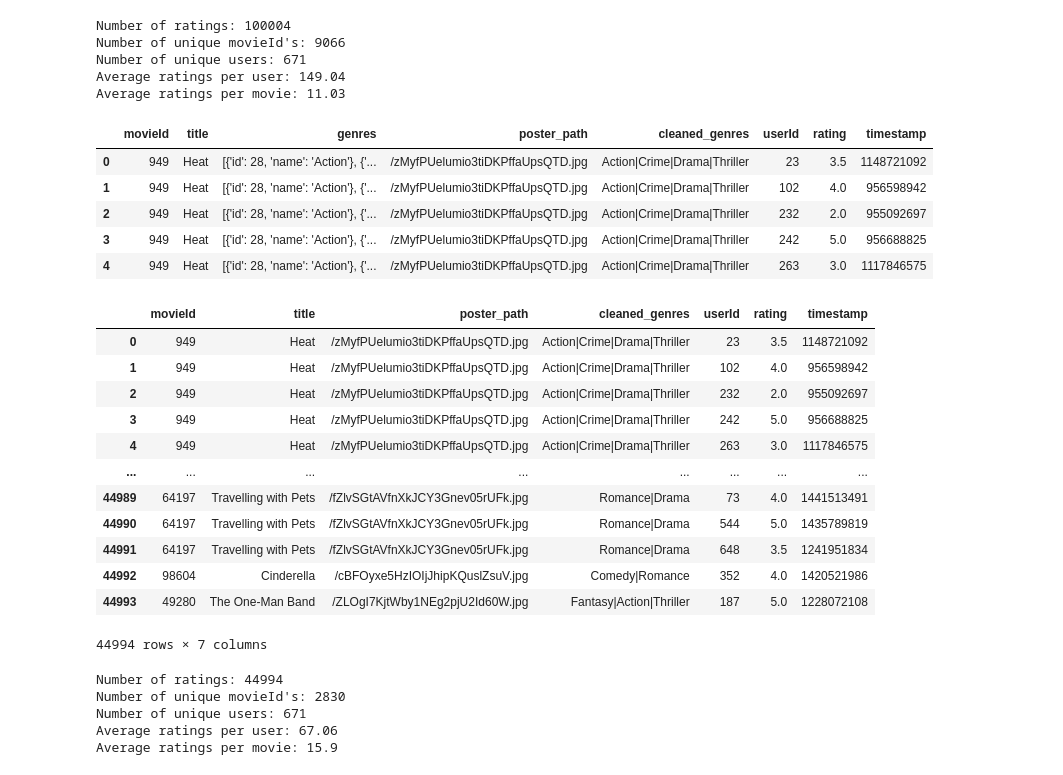
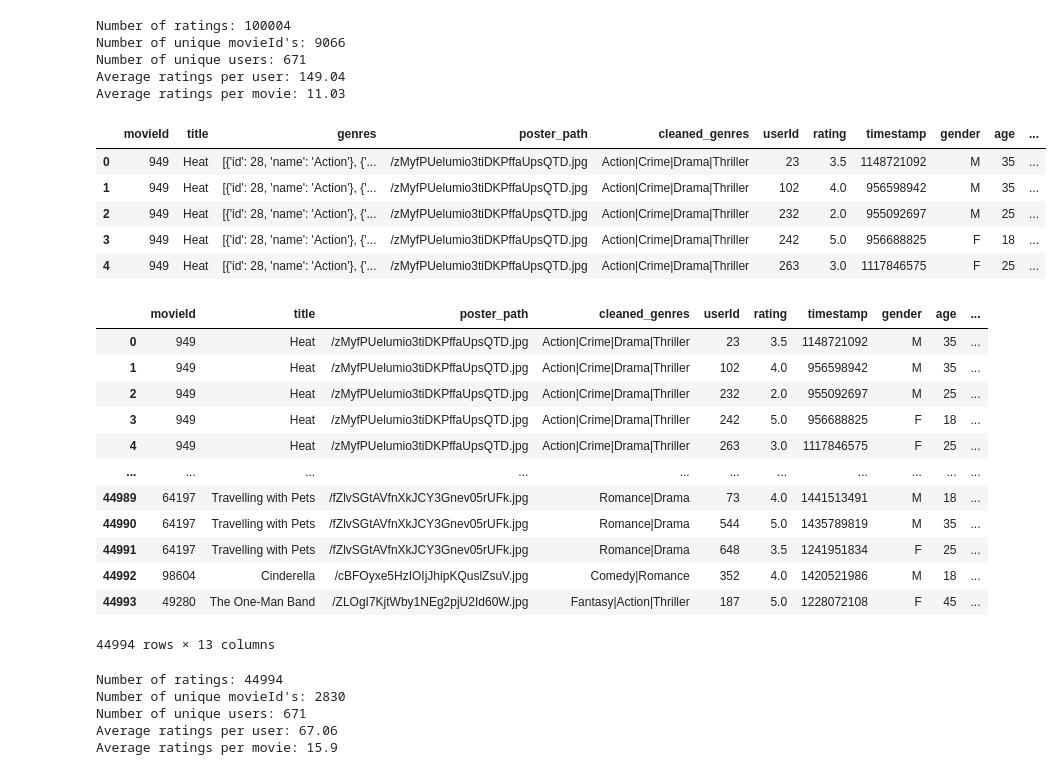
Before and after one commit to ChisomOzo/project4-group8, a Jupyter notebook: EDA/movies_clean.ipynb, the cells around one changed output. Cells and saved outputs as stored; diff of their text form; code cells hidden in the pictures.

Commit message:
users

```diff
--- a/EDA/movies_clean.ipynb
+++ b/EDA/movies_clean.ipynb
@@ -109,3 +109,7 @@ movies_df.head()
 | 2 | 1 | 1061 | 3.0 | 1260759182 |
 | 3 | 1 | 1129 | 2.0 | 1260759185 |
 | 4 | 1 | 1172 | 4.0 | 1260759205 |
+# %%
+path=Path("../Resources/users_df_cleaned.csv")
+users_df=pd.read_csv(path)
+users_df.head()
@@ -111,0 +123,3 @@ movies_df.head()
+# %%
+users_rating_df = pd.merge(movies_df, users_df,  on=["userId"])
+users_rating_df.head()
@@ -132,33 +153,33 @@ reduced_movies_df = reduced_movies_df[pd.to_numeric(reduced_movies_df['movieId']
 # %%
 reduced_movies_df['movieId'] = reduced_movies_df['movieId'].astype(int)
 # %%
-movie_rating_df = pd.merge(reduced_movies_df, movies_df, on=["movieId"])
+movie_rating_df = pd.merge(reduced_movies_df, users_rating_df, on=["movieId"])
 movie_rating_df.head()
 # %% [output]
-|  | movieId | title | genres | poster_path | cleaned_genres | userId | rating | timestamp |
-| 0 | 949 | Heat | [{'id': 28, 'name': 'Action'}, {'... | /zMyfPUelumio3tiDKPffaUpsQTD.jpg | Action|Crime|Drama|Thriller | 23 | 3.5 | 1148721092 |
-| 1 | 949 | Heat | [{'id': 28, 'name': 'Action'}, {'... | /zMyfPUelumio3tiDKPffaUpsQTD.jpg | Action|Crime|Drama|Thriller | 102 | 4.0 | 956598942 |
-| 2 | 949 | Heat | [{'id': 28, 'name': 'Action'}, {'... | /zMyfPUelumio3tiDKPffaUpsQTD.jpg | Action|Crime|Drama|Thriller | 232 | 2.0 | 955092697 |
-| 3 | 949 | Heat | [{'id': 28, 'name': 'Action'}, {'... | /zMyfPUelumio3tiDKPffaUpsQTD.jpg | Action|Crime|Drama|Thriller | 242 | 5.0 | 956688825 |
-| 4 | 949 | Heat | [{'id': 28, 'name': 'Action'}, {'... | /zMyfPUelumio3tiDKPffaUpsQTD.jpg | Action|Crime|Drama|Thriller | 263 | 3.0 | 1117846575 |
+|  | movieId | title | genres | poster_path | cleaned_genres | userId | rating | timestamp | gender | age | ... |
+| 0 | 949 | Heat | [{'id': 28, 'name': 'Action'}, {'... | /zMyfPUelumio3tiDKPffaUpsQTD.jpg | Action|Crime|Drama|Thriller | 23 | 3.5 | 1148721092 | M | 35 | ... |
+| 1 | 949 | Heat | [{'id': 28, 'name': 'Action'}, {'... | /zMyfPUelumio3tiDKPffaUpsQTD.jpg | Action|Crime|Drama|Thriller | 102 | 4.0 | 956598942 | M | 35 | ... |
+| 2 | 949 | Heat | [{'id': 28, 'name': 'Action'}, {'... | /zMyfPUelumio3tiDKPffaUpsQTD.jpg | Action|Crime|Drama|Thriller | 232 | 2.0 | 955092697 | M | 25 | ... |
+| 3 | 949 | Heat | [{'id': 28, 'name': 'Action'}, {'... | /zMyfPUelumio3tiDKPffaUpsQTD.jpg | Action|Crime|Drama|Thriller | 242 | 5.0 | 956688825 | F | 18 | ... |
+| 4 | 949 | Heat | [{'id': 28, 'name': 'Action'}, {'... | /zMyfPUelumio3tiDKPffaUpsQTD.jpg | Action|Crime|Drama|Thriller | 263 | 3.0 | 1117846575 | F | 25 | ... |
 # %%
 # Now, drop the 'genres' column from the DataFrame
 movie_rating_df = movie_rating_df.drop(columns=['genres'])
 movie_rating_df
 # %% [output]
-|  | movieId | title | poster_path | cleaned_genres | userId | rating | timestamp |
-| 0 | 949 | Heat | /zMyfPUelumio3tiDKPffaUpsQTD.jpg | Action|Crime|Drama|Thriller | 23 | 3.5 | 1148721092 |
-| 1 | 949 | Heat | /zMyfPUelumio3tiDKPffaUpsQTD.jpg | Action|Crime|Drama|Thriller | 102 | 4.0 | 956598942 |
-| 2 | 949 | Heat | /zMyfPUelumio3tiDKPffaUpsQTD.jpg | Action|Crime|Drama|Thriller | 232 | 2.0 | 955092697 |
-| 3 | 949 | Heat | /zMyfPUelumio3tiDKPffaUpsQTD.jpg | Action|Crime|Drama|Thriller | 242 | 5.0 | 956688825 |
-| 4 | 949 | Heat | /zMyfPUelumio3tiDKPffaUpsQTD.jpg | Action|Crime|Drama|Thriller | 263 | 3.0 | 1117846575 |
-| ... | ... | ... | ... | ... | ... | ... | ... |
-| 44989 | 64197 | Travelling with Pets | /fZlvSGtAVfnXkJCY3Gnev05rUFk.jpg | Romance|Drama | 73 | 4.0 | 1441513491 |
-| 44990 | 64197 | Travelling with Pets | /fZlvSGtAVfnXkJCY3Gnev05rUFk.jpg | Romance|Drama | 544 | 5.0 | 1435789819 |
-| 44991 | 64197 | Travelling with Pets | /fZlvSGtAVfnXkJCY3Gnev05rUFk.jpg | Romance|Drama | 648 | 3.5 | 1241951834 |
-| 44992 | 98604 | Cinderella | /cBFOyxe5HzIOIjJhipKQuslZsuV.jpg | Comedy|Romance | 352 | 4.0 | 1420521986 |
-| 44993 | 49280 | The One-Man Band | /ZLOgI7KjtWby1NEg2pjU2Id60W.jpg | Fantasy|Action|Thriller | 187 | 5.0 | 1228072108 |
+|  | movieId | title | poster_path | cleaned_genres | userId | rating | timestamp | gender | age | ... |
+| 0 | 949 | Heat | /zMyfPUelumio3tiDKPffaUpsQTD.jpg | Action|Crime|Drama|Thriller | 23 | 3.5 | 1148721092 | M | 35 | ... |
+| 1 | 949 | Heat | /zMyfPUelumio3tiDKPffaUpsQTD.jpg | Action|Crime|Drama|Thriller | 102 | 4.0 | 956598942 | M | 35 | ... |
+| 2 | 949 | Heat | /zMyfPUelumio3tiDKPffaUpsQTD.jpg | Action|Crime|Drama|Thriller | 232 | 2.0 | 955092697 | M | 25 | ... |
+| 3 | 949 | Heat | /zMyfPUelumio3tiDKPffaUpsQTD.jpg | Action|Crime|Drama|Thriller | 242 | 5.0 | 956688825 | F | 18 | ... |
+| 4 | 949 | Heat | /zMyfPUelumio3tiDKPffaUpsQTD.jpg | Action|Crime|Drama|Thriller | 263 | 3.0 | 1117846575 | F | 25 | ... |
+| ... | ... | ... | ... | ... | ... | ... | ... | ... | ... | ... |
+| 44989 | 64197 | Travelling with Pets | /fZlvSGtAVfnXkJCY3Gnev05rUFk.jpg | Romance|Drama | 73 | 4.0 | 1441513491 | M | 18 | ... |
+| 44990 | 64197 | Travelling with Pets | /fZlvSGtAVfnXkJCY3Gnev05rUFk.jpg | Romance|Drama | 544 | 5.0 | 1435789819 | M | 35 | ... |
+| 44991 | 64197 | Travelling with Pets | /fZlvSGtAVfnXkJCY3Gnev05rUFk.jpg | Romance|Drama | 648 | 3.5 | 1241951834 | F | 25 | ... |
+| 44992 | 98604 | Cinderella | /cBFOyxe5HzIOIjJhipKQuslZsuV.jpg | Comedy|Romance | 352 | 4.0 | 1420521986 | M | 18 | ... |
+| 44993 | 49280 | The One-Man Band | /ZLOgI7KjtWby1NEg2pjU2Id60W.jpg | Fantasy|Action|Thriller | 187 | 5.0 | 1228072108 | F | 45 | ... |
-44994 rows × 7 columns
+44994 rows × 13 columns
 # %%
 n_ratings = len(movie_rating_df)
 n_movies = len(movie_rating_df['movieId'].unique())
```
Also changed, not shown: parts of 2 cells of this notebook, 4 other files.
